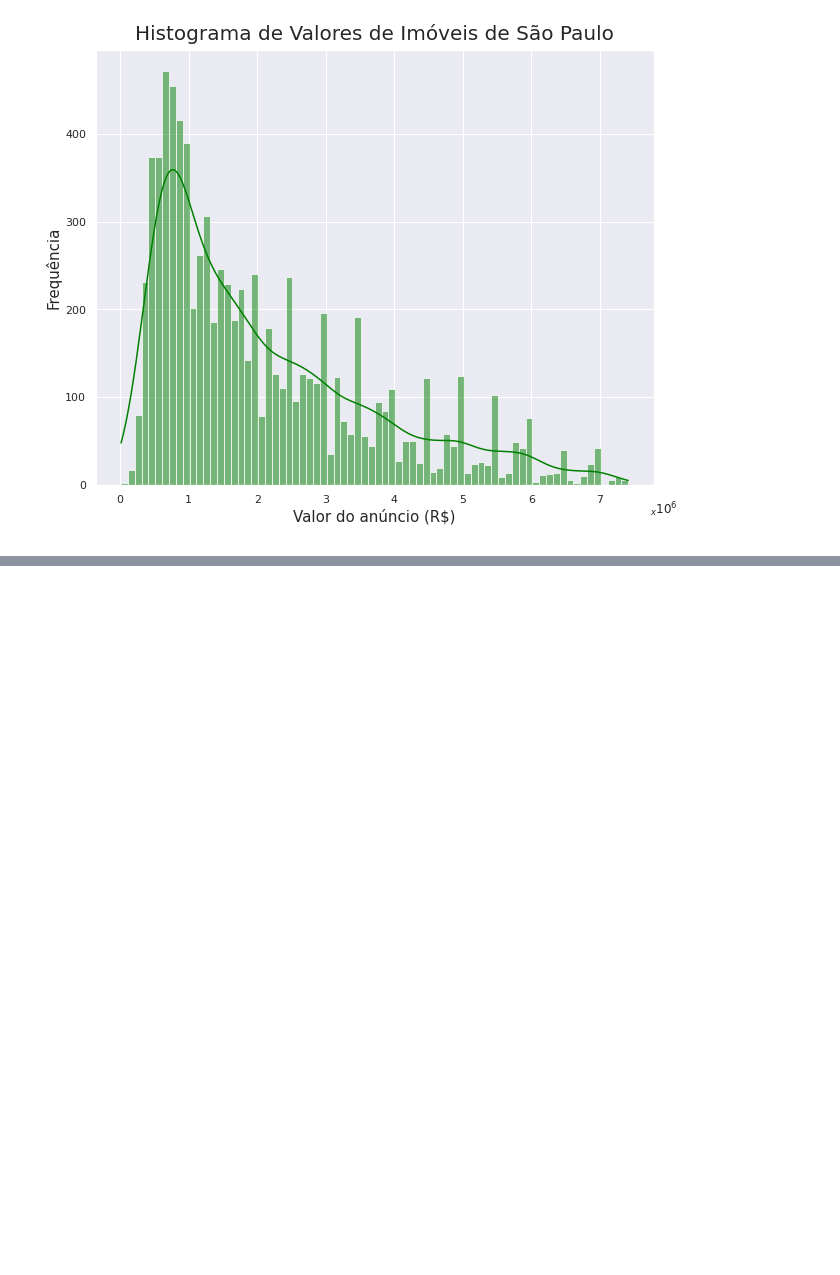
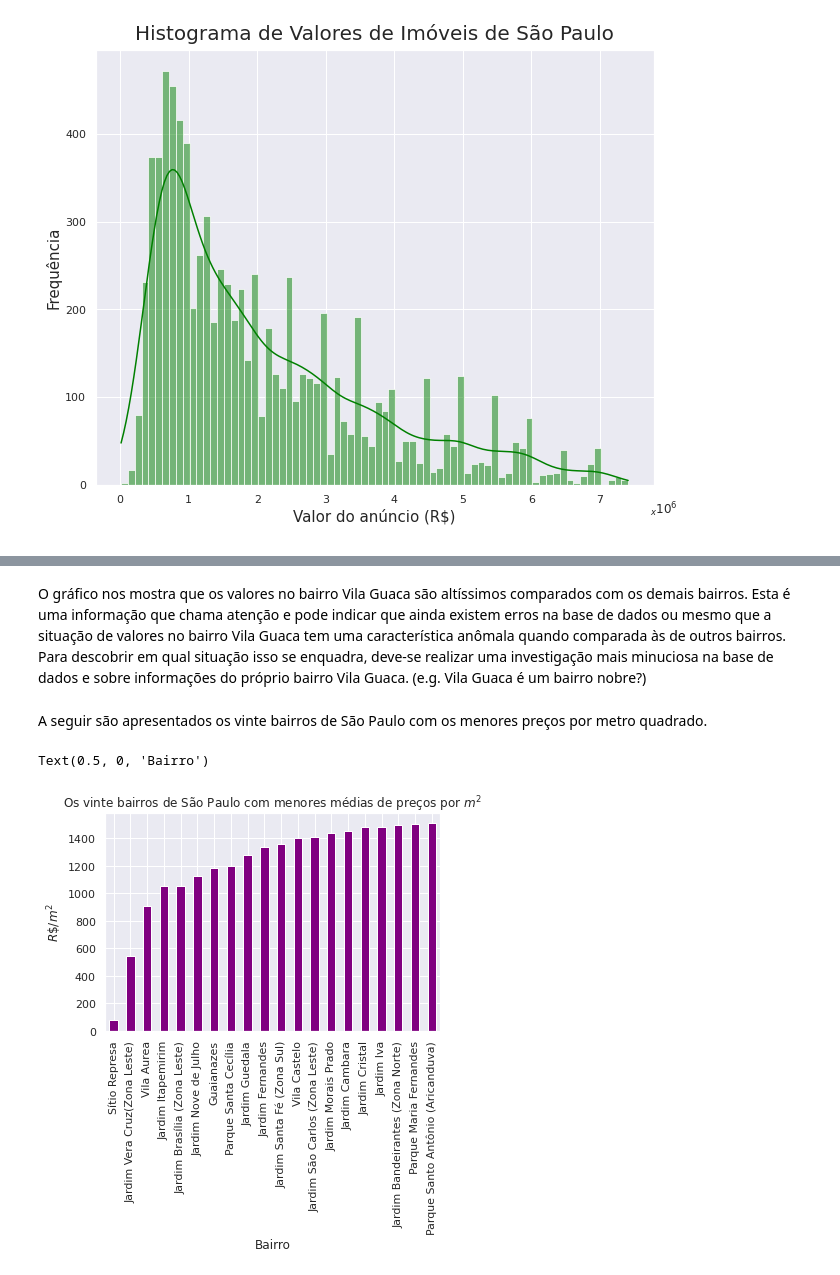
Before and after one commit to yorinori/imersao_dados4_Alura, a Jupyter notebook: Aula02_Imersao_dados_04.ipynb, the cells around one changed output, grey strips where cells are left out. Cells and saved outputs as stored; diff of their text form; code cells hidden in the pictures; blank space fills up the shorter version.

```diff
--- a/Aula02_Imersao_dados_04.ipynb
+++ b/Aula02_Imersao_dados_04.ipynb
@@ -477,0 +533,12 @@ plt.show()
+# %% [markdown]
+O gráfico nos mostra que os valores no bairro Vila Guaca são altíssimos comparados com os demais bairros. Esta é uma informação que chama atenção e pode indicar que ainda existem erros na base de dados ou mesmo que a situação de valores no bairro Vila Guaca tem uma característica anômala quando comparada às de outros bairros. Para descobrir em qual situação isso se enquadra, deve-se realizar uma investigação mais minuciosa na base de dados e sobre informações do próprio bairro Vila Guaca. (e.g. Vila Guaca é um bairro nobre?)
+# %% [markdown]
+A seguir são apresentados os vinte bairros de São Paulo com os menores preços por metro quadrado.
+# %%
+ax = preco_por_m2.sort_values(ascending=True).head(20).plot(kind='bar', color='purple')
+ax.set_title(r"Os vinte bairros de São Paulo com menores preços por $m^2$")
+ax.set_ylabel(r"$R\$/m^2$")
+ax.set_xlabel(r"Bairro")
+# %% [output]
+Text(0.5, 0, 'Bairro')
+[figure, added]
```
Also changed, not shown: parts of 13 cells of this notebook.
